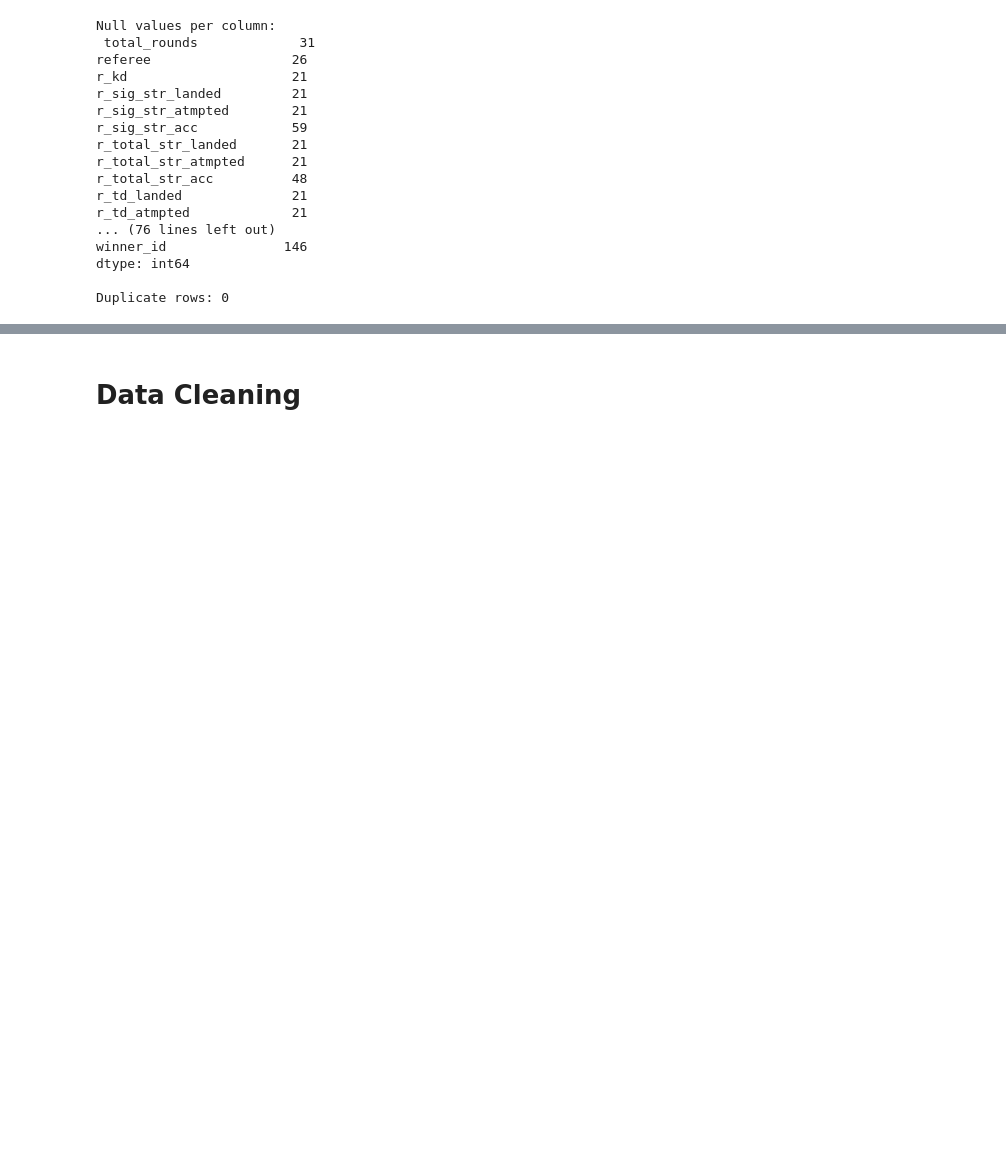
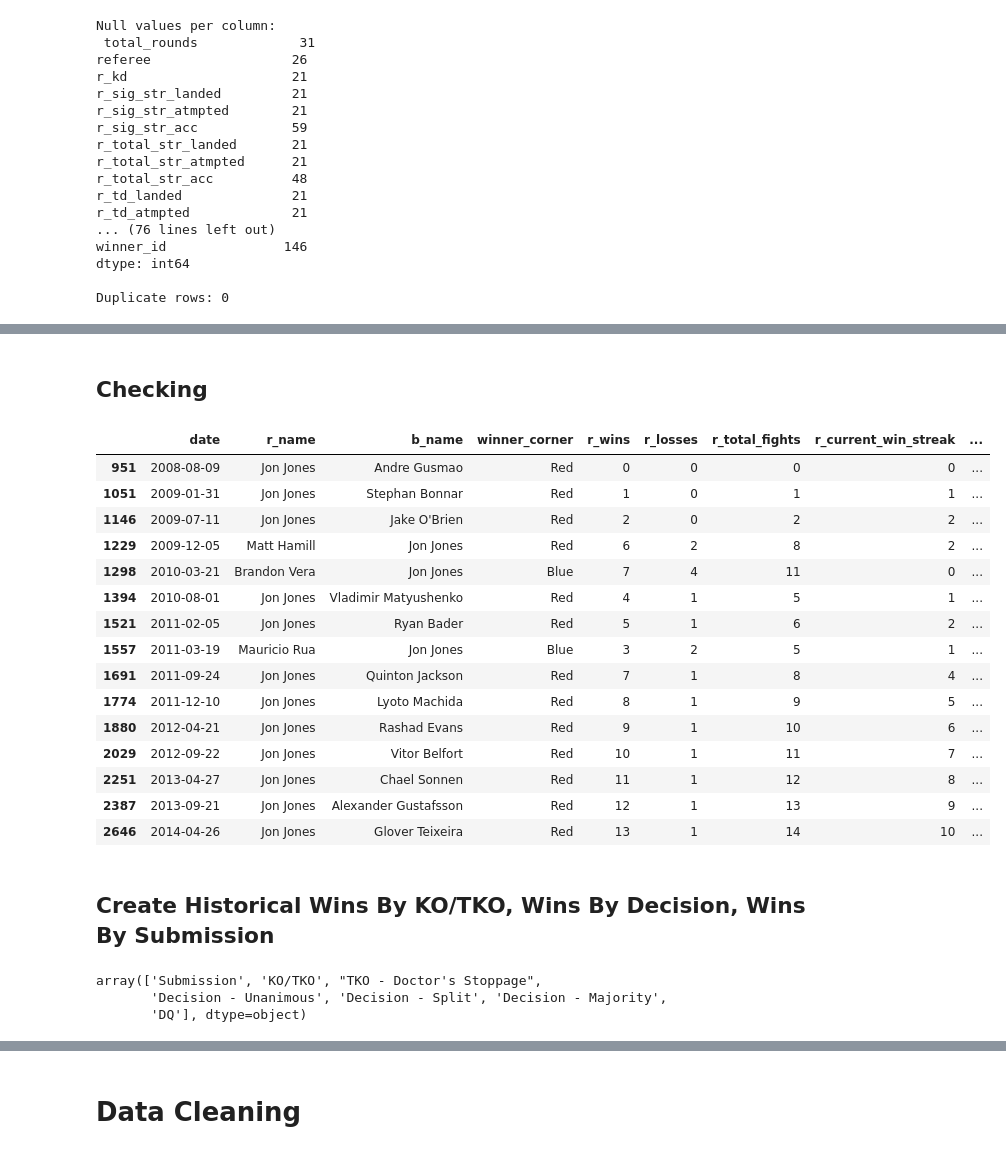
Before and after one commit to mfourier/ufc-predictor-v2, a Jupyter notebook: notebooks/01-etl.ipynb, the cells around one changed output, grey strips where cells are left out. Cells and saved outputs as stored; diff of their text form; code cells hidden in the pictures; blank space fills up the shorter version.

```diff
--- a/notebooks/01-etl.ipynb
+++ b/notebooks/01-etl.ipynb
@@ -111,0 +296,35 @@ pd.reset_option('display.max_rows')
+# %% [markdown]
+## Checking
+# %%
+ufc_raw[
+    (ufc_raw['r_name'] == 'Jon Jones') | (ufc_raw['b_name'] == 'Jon Jones')
+][['date','r_name','b_name','winner_corner',
+               'r_wins','r_losses','r_total_fights','r_current_win_streak',
+               'r_current_lose_streak','r_longest_win_streak','r_longest_lose_streak',
+               'b_wins','b_losses','b_total_fights','b_current_win_streak',
+               'b_current_lose_streak','b_longest_win_streak','b_longest_lose_streak']].head(15)
+# %% [output]
+|  | date | r_name | b_name | winner_corner | r_wins | r_losses | r_total_fights | r_current_win_streak | ... |
+| 951 | 2008-08-09 | Jon Jones | Andre Gusmao | Red | 0 | 0 | 0 | 0 | ... |
+| 1051 | 2009-01-31 | Jon Jones | Stephan Bonnar | Red | 1 | 0 | 1 | 1 | ... |
+| 1146 | 2009-07-11 | Jon Jones | Jake O'Brien | Red | 2 | 0 | 2 | 2 | ... |
+| 1229 | 2009-12-05 | Matt Hamill | Jon Jones | Red | 6 | 2 | 8 | 2 | ... |
+| 1298 | 2010-03-21 | Brandon Vera | Jon Jones | Blue | 7 | 4 | 11 | 0 | ... |
+| 1394 | 2010-08-01 | Jon Jones | Vladimir Matyushenko | Red | 4 | 1 | 5 | 1 | ... |
+| 1521 | 2011-02-05 | Jon Jones | Ryan Bader | Red | 5 | 1 | 6 | 2 | ... |
+| 1557 | 2011-03-19 | Mauricio Rua | Jon Jones | Blue | 3 | 2 | 5 | 1 | ... |
+| 1691 | 2011-09-24 | Jon Jones | Quinton Jackson | Red | 7 | 1 | 8 | 4 | ... |
+| 1774 | 2011-12-10 | Jon Jones | Lyoto Machida | Red | 8 | 1 | 9 | 5 | ... |
+| 1880 | 2012-04-21 | Jon Jones | Rashad Evans | Red | 9 | 1 | 10 | 6 | ... |
+| 2029 | 2012-09-22 | Jon Jones | Vitor Belfort | Red | 10 | 1 | 11 | 7 | ... |
+| 2251 | 2013-04-27 | Jon Jones | Chael Sonnen | Red | 11 | 1 | 12 | 8 | ... |
+| 2387 | 2013-09-21 | Jon Jones | Alexander Gustafsson | Red | 12 | 1 | 13 | 9 | ... |
+| 2646 | 2014-04-26 | Jon Jones | Glover Teixeira | Red | 13 | 1 | 14 | 10 | ... |
+# %% [markdown]
+## Create Historical Wins By KO/TKO, Wins By Decision, Wins By Submission
+# %%
+ufc_raw['method'].unique()
+# %% [output]
+array(['Submission', 'KO/TKO', "TKO - Doctor's Stoppage",
+       'Decision - Unanimous', 'Decision - Split', 'Decision - Majority',
+       'DQ'], dtype=object)
```
Also changed, not shown: parts of 22 cells of this notebook.
